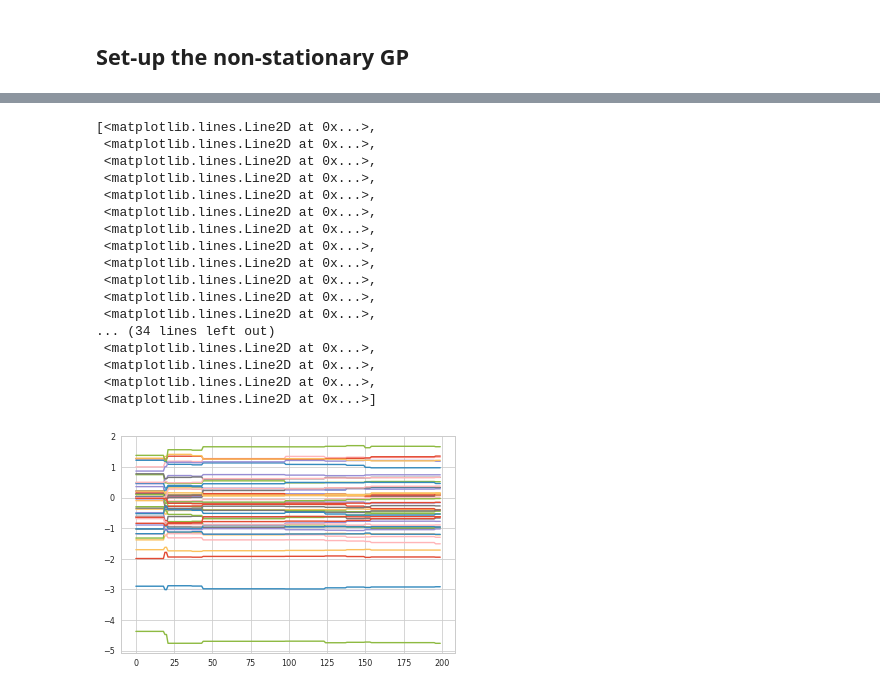
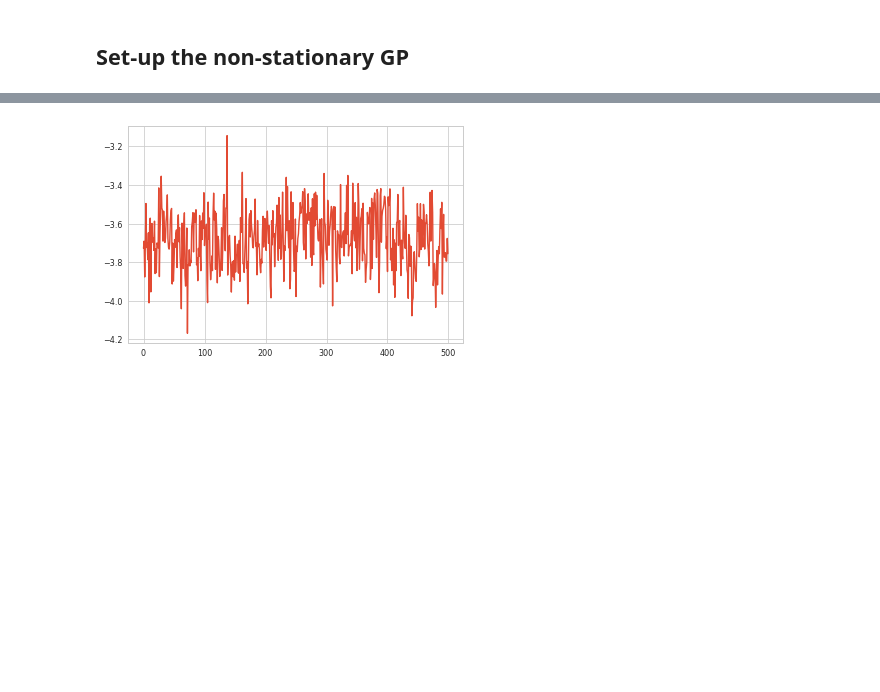
Before and after one commit to ctorney/moveNSGP, a Jupyter notebook: fitSheep.ipynb, the cells around one changed output, grey strips where cells are left out. Cells and saved outputs as stored; diff of their text form; code cells hidden in the pictures; blank space fills up the shorter version.

Commit message:
finalised MALA

```diff
--- a/fitSheep.ipynb
+++ b/fitSheep.ipynb
@@ -210,3 +654,18 @@ with open ('opt_params.npy', 'rb') as fp:
+# %%
+opt_params = [i.numpy() for i in  mover.kernel_params]
+
+with open('opt_params.npy', 'wb') as fp:
+    pickle.dump(opt_params, fp)
+# %%
+with open ('opt_params.npy', 'rb') as fp:
+    opt_params = pickle.load(fp)
+    opt_obs_noise = opt_params[0]
+    opt_ls_v = opt_params[1]
+    opt_ls_amp = sp_shift(opt_params[2]).numpy()
+    opt_ls_ls = sp_shift(opt_params[3]).numpy()
+    opt_amp_v = opt_params[4]
+    opt_amp_amp = sp_shift(opt_params[5]).numpy()
+    opt_amp_ls = sp_shift(opt_params[6]).numpy()
 # %%
 X,T,ID = setup_data(skip_i=1,skip=2)
 X[:,0] = X[:,0]-X[:,0].mean()
@@ -607,7 +1061,7 @@ def set_state(array):
 
 
 def drift(x):
-    delta = 10
+    delta = 1000
     set_state(x)
 
     with tf.GradientTape() as t:
@@ -621,7 +1075,7 @@ def drift(x):
 
 def log_pdf(x):
     set_state(x)
-    return mover_hmc.log_posterior(*mover_hmc.kernel_params)
+    return mover_hmc.log_posterior(*mover_hmc.kernel_params).numpy()
 # %%
 initial_state=np.hstack([opt_ls_v,opt_amp_v])
 
@@ -650,0 +1085,8 @@ adapt_t_mala_model.params_history
+# %%
+initial_state=np.hstack([opt_ls_v,opt_amp_v])
+
+adapt_t_mala_model = AdaptiveMALA(drift=drift,log_pdf=log_pdf, state= initial_state,sigma_0=1,threshold_start_estimate=100,
+                 threshold_use_estimate=200,
+                 )
+amala_samples = adapt_t_mala_model.run_sampler(5000,10000,1)
+#amala_samples = adapt_t_mala_model.run_sampler(10,10,1)
@@ -651,22 +1107,6 @@ adapt_t_mala_model.params_history
 # %%
-plt.plot(amala_samples[:,:])
+plt.plot(amala_samples[:,26])
+plt.show()
 # %% [output]
-[<matplotlib.lines.Line2D at 0x...>,
- <matplotlib.lines.Line2D at 0x...>,
- <matplotlib.lines.Line2D at 0x...>,
- <matplotlib.lines.Line2D at 0x...>,
- <matplotlib.lines.Line2D at 0x...>,
- <matplotlib.lines.Line2D at 0x...>,
- <matplotlib.lines.Line2D at 0x...>,
- <matplotlib.lines.Line2D at 0x...>,
- <matplotlib.lines.Line2D at 0x...>,
- <matplotlib.lines.Line2D at 0x...>,
- <matplotlib.lines.Line2D at 0x...>,
- <matplotlib.lines.Line2D at 0x...>,
-... (34 lines left out)
- <matplotlib.lines.Line2D at 0x...>,
- <matplotlib.lines.Line2D at 0x...>,
- <matplotlib.lines.Line2D at 0x...>,
- <matplotlib.lines.Line2D at 0x...>]
-[figure, old version]
+[figure, new version]
 # %%
```
Also changed, not shown: parts of 72 cells of this notebook.
